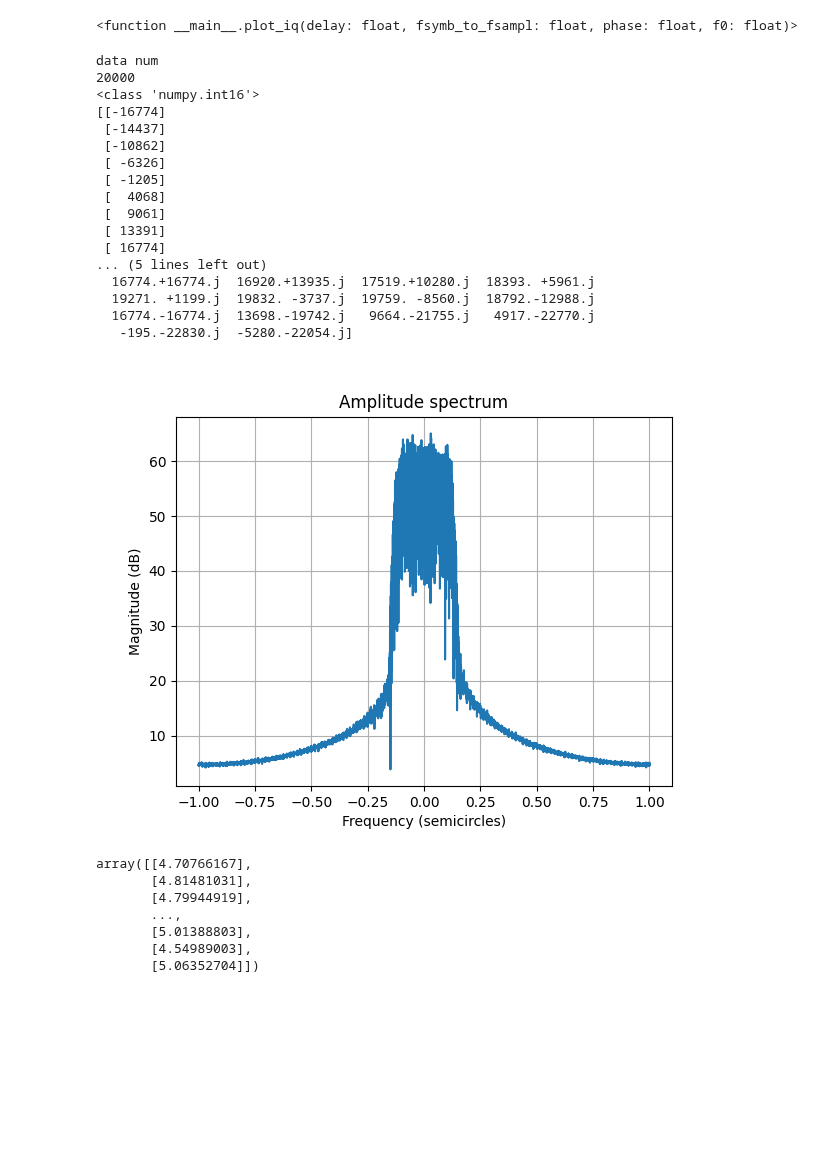
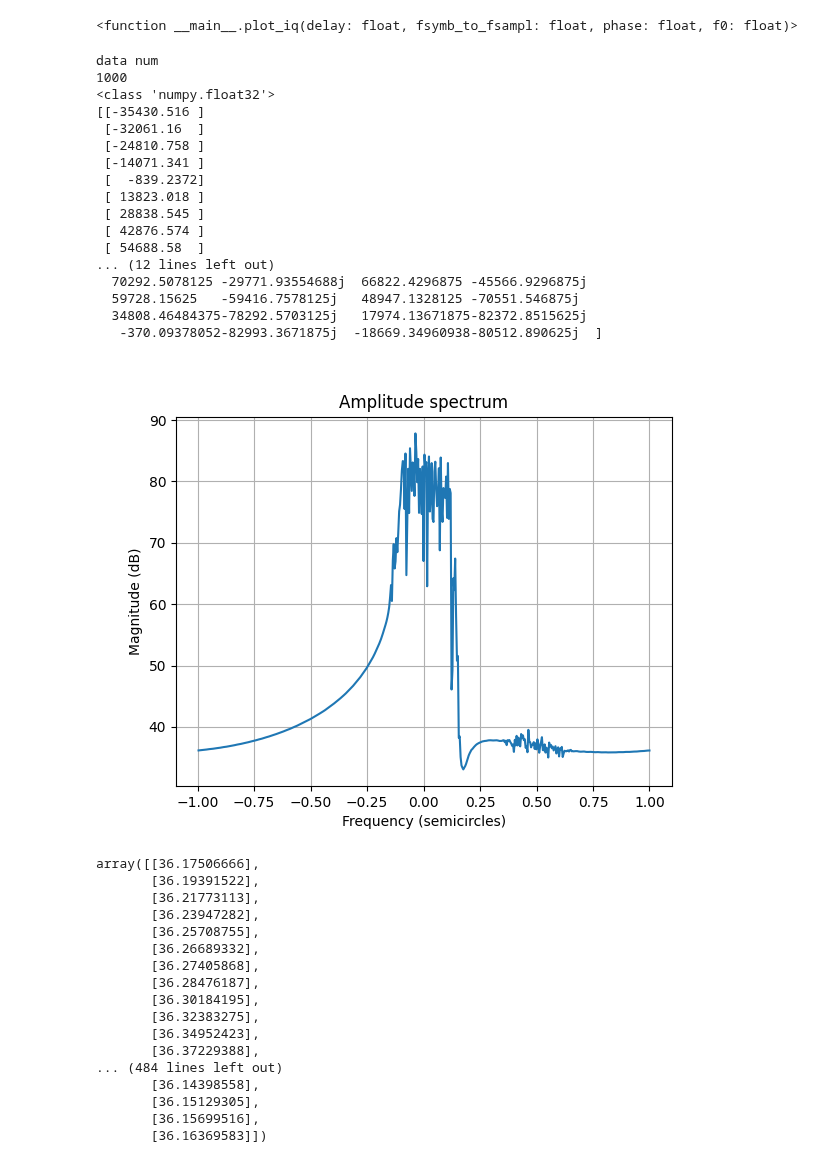
Before and after one commit to incredibleSaint/signal_processing, a Jupyter notebook: qpsk_visualization.ipynb, the cells around one changed output. Saved outputs shown, nothing was run; the diff lists cells and outputs as text; code cells hidden in the pictures; blank space fills up the shorter version.

Commit message:
[+] rrc filtering [+] save signal to float binary file

```diff
--- a/qpsk_visualization.ipynb
+++ b/qpsk_visualization.ipynb
@@ -544,43 +544,55 @@ def make_cmplx_sig(iq_data):
 # %%
 
 # 1: Source signal
 #plt.close()
 #file_path = "/home/xy/Documents/samples.pcm"
 file_path = "/home/xy/cuda_filt_sig_int16.pcm" #Documents/linkstar_625kbaud_fs_1250kHz.pcm"
 file_path = "qpsk_rc_int16_1_sig.bin"
-data_type = "int16"
+file_path = "qpsk_rrc_int16_after_py_rrc_fl32.bin"
+
+data_type = 'float32'
 figure_counter = 0
-source_samples = read_float_by_unpack_delimeter(file_path, 'int16', 20000, 0, '')
+source_samples = read_float_by_unpack_delimeter(file_path, data_type, 1000, 0, '')
 source_signal = make_cmplx_sig(source_samples)
 print(source_signal[:30])
 #source_signal_full = read_signal(file_path, 'h', 20000)
 plot_spectrum(source_signal, 0)
 # %% [output]
 data num
-20000
-<class 'numpy.int16'>
-[[-16774]
- [-14437]
- [-10862]
- [ -6326]
- [ -1205]
- [  4068]
- [  9061]
- [ 13391]
- [ 16774]
-... (5 lines left out)
-  16774.+16774.j  16920.+13935.j  17519.+10280.j  18393. +5961.j
-  19271. +1199.j  19832. -3737.j  19759. -8560.j  18792.-12988.j
-  16774.-16774.j  13698.-19742.j   9664.-21755.j   4917.-22770.j
-   -195.-22830.j  -5280.-22054.j]
+1000
+<class 'numpy.float32'>
+[[-35430.516 ]
+ [-32061.16  ]
+ [-24810.758 ]
+ [-14071.341 ]
+ [  -839.2372]
+ [ 13823.018 ]
+ [ 28838.545 ]
+ [ 42876.574 ]
+ [ 54688.58  ]
+... (12 lines left out)
+  70292.5078125 -29771.93554688j  66822.4296875 -45566.9296875j
+  59728.15625   -59416.7578125j   48947.1328125 -70551.546875j
+  34808.46484375-78292.5703125j   17974.13671875-82372.8515625j
+   -370.09378052-82993.3671875j  -18669.34960938-80512.890625j  ]
-[figure, old version]
+[figure, new version]
-array([[4.70766167],
-       [4.81481031],
-       [4.79944919],
-       ...,
-       [5.01388803],
-       [4.54989003],
-       [5.06352704]])
+array([[36.17506666],
+       [36.19391522],
+       [36.21773113],
+       [36.23947282],
+       [36.25708755],
+       [36.26689332],
+       [36.27405868],
+       [36.28476187],
+       [36.30184195],
+       [36.32383275],
+       [36.34952423],
+       [36.37229388],
+... (484 lines left out)
+       [36.14398558],
+       [36.15129305],
+       [36.15699516],
+       [36.16369583]])
 # %%
 #source_signal = source_signal_full[int(2.0e7):int(2.1e7):]
 #source_signal = source_signal_full[:1000]#int(2.0e7 + 303500):int(2.0e7 + 304000):]
```
Also changed, not shown: parts of 3 cells of this notebook, 2 other files.
